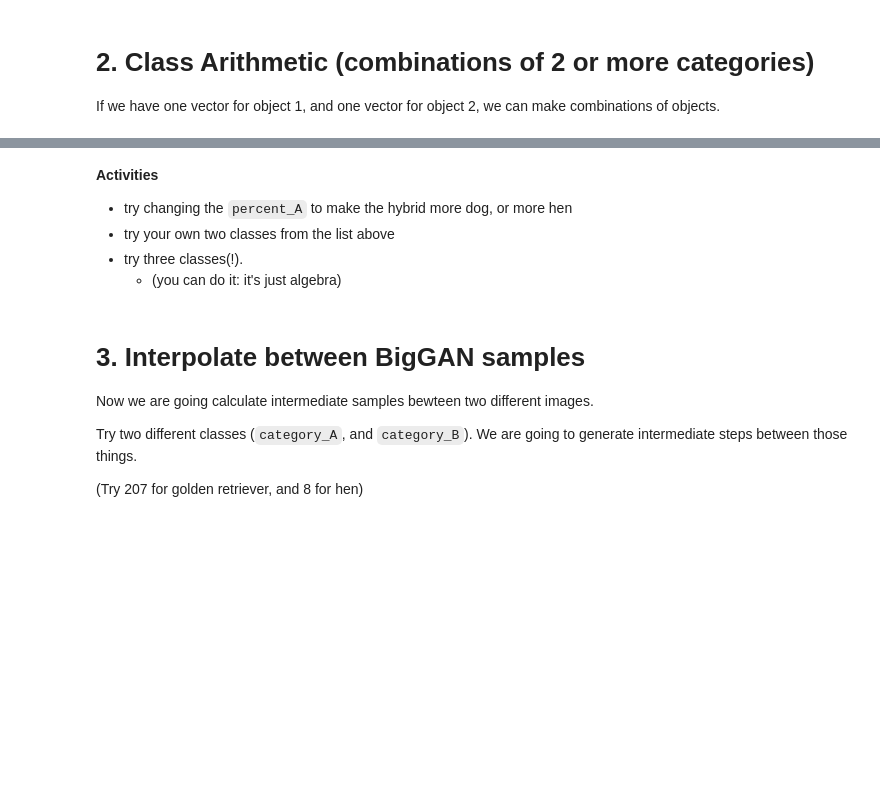
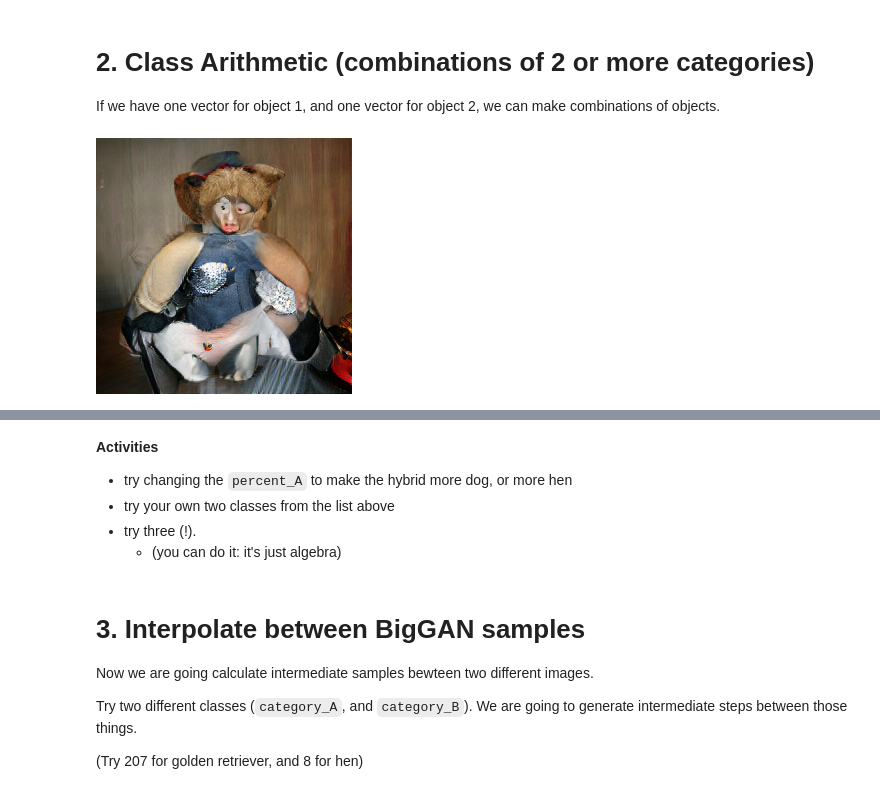
Before and after one commit to roberttwomey/unl-ml-art-bootcamp, a Jupyter notebook: 1_BigGAN_Hands_On.ipynb, the cells around one changed output, grey strips where cells are left out. Saved outputs shown, nothing was run; the diff lists cells and outputs as text; code cells hidden in the pictures; blank space fills up the shorter version.

```diff
--- a/1_BigGAN_Hands_On.ipynb
+++ b/1_BigGAN_Hands_On.ipynb
@@ -221,29 +296,33 @@ If we have one vector for object 1, and one vector for object 2, we can make com
 # %%
 # sampling parameters
 truncation = 0.2
 
 # class and noise vectors
 noise_seed_A = 0
-category_A = 207 # golden retriever
+# category_A = 207 # golden retriever
+category_A = 850 # teddy bear
 
 noise_seed_B = 0
-category_B = 8 # hen
+# category_B = 8 # hen
+category_B = 872 # tripod
 
 # noise and class for image 1 (golden retriever)
 z_A = truncated_z_sample(1, truncation, noise_seed_A)
 y_A = one_hot([category_A])
 
 # noise and class for image 2 (hen)
 y_B = one_hot([category_B])
 z_B = truncated_z_sample(1, truncation, noise_seed_B)
 
 # make a combination
-percent_A = 0.5 # how much of dog
+percent_A = 0.7 # how much of dog
 percent_B = 1.0 - percent_A  # how much of hen
 
 z_combo = percent_A * z_A + percent_B * z_B
 y_combo = percent_A * y_A + percent_B * y_B
 
 # generate the images and display them
 ims = sample(sess, z_combo, y_combo, truncation=truncation)
 imshow(imgrid(ims, cols=1))
+# %% [output]
+[figure, added]
@@ -251,7 +331,7 @@ imshow(imgrid(ims, cols=1))
 __Activities__
 - try changing the `percent_A` to make the hybrid more dog, or more hen
 - try your own two classes from the list above
-- try three classes(!).
+- try three (!).
   - (you can do it: it's just algebra)
 # %% [markdown]
 # 3. Interpolate between BigGAN samples
```
Also changed, not shown: parts of 11 cells of this notebook, 2 other files.
